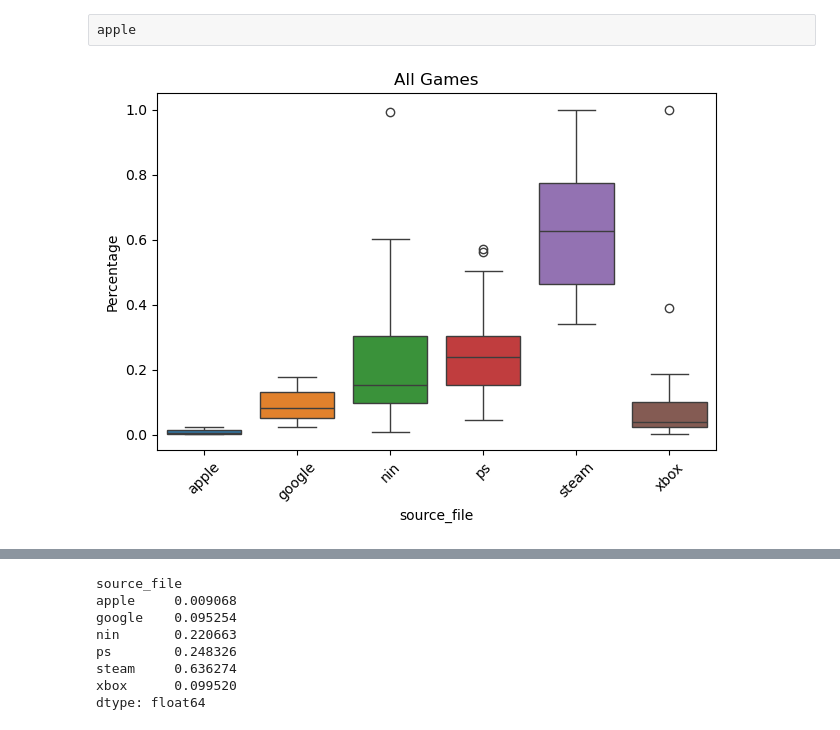
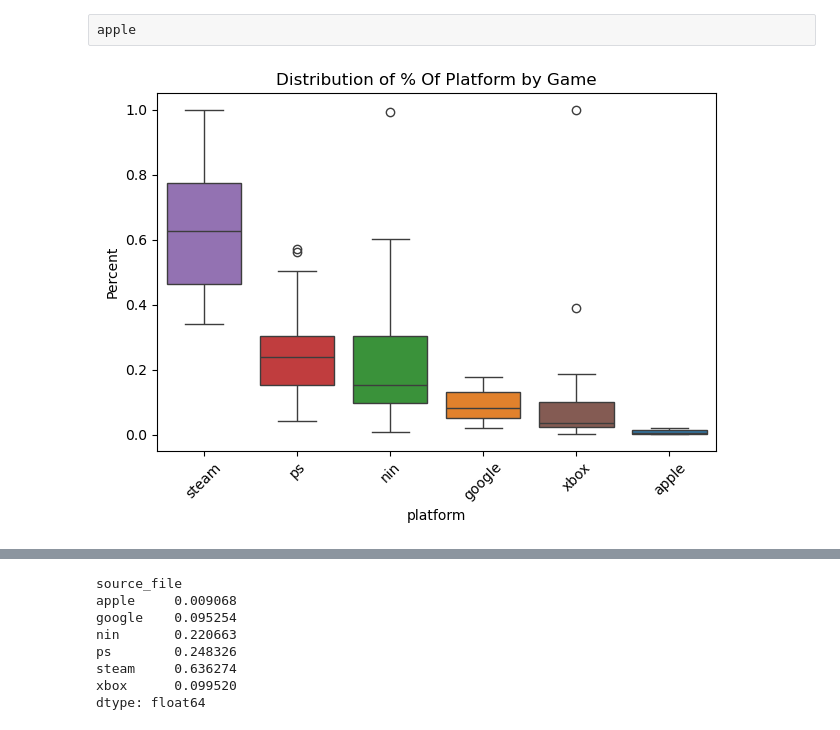
Before and after one commit to dougsack/IndieBI-Sales-EDA, a Jupyter notebook: MV_Mobile EDA.ipynb, the cells around one changed output, grey strips where cells are left out. Drawn from its saved outputs; the diff is of its cells as text; code cells hidden in the pictures.

```diff
--- a/MV_Mobile EDA.ipynb
+++ b/MV_Mobile EDA.ipynb
@@ -43,20 +43,23 @@ apple = df_percent.dropna(subset="apple")
 android = df_percent.dropna(subset="google")
 # %% [raw]
 apple
+# %%
+order_list = df_percent.median().sort_values(ascending=False).index
 # %%
 import seaborn as sns
 import matplotlib.pyplot as plt
 
 # Assuming df_percent is in wide format (columns are categories)
-sns.boxplot(data=df_percent)
+sns.boxplot(data=df_percent, order=order_list)
 
-plt.title("All Games")
-plt.ylabel("Percentage")
+plt.title("Distribution of % Of Platform by Game")
+plt.ylabel("Percent")
+plt.xlabel("platform")
 plt.xticks(rotation=45)
 plt.tight_layout()
 plt.show()
 # %% [output]
-[figure, old version]
+[figure, new version]
 # %%
 import seaborn as sns
 import matplotlib.pyplot as plt
```
Also changed, not shown: parts of 1 cell of this notebook, 1 other file.
